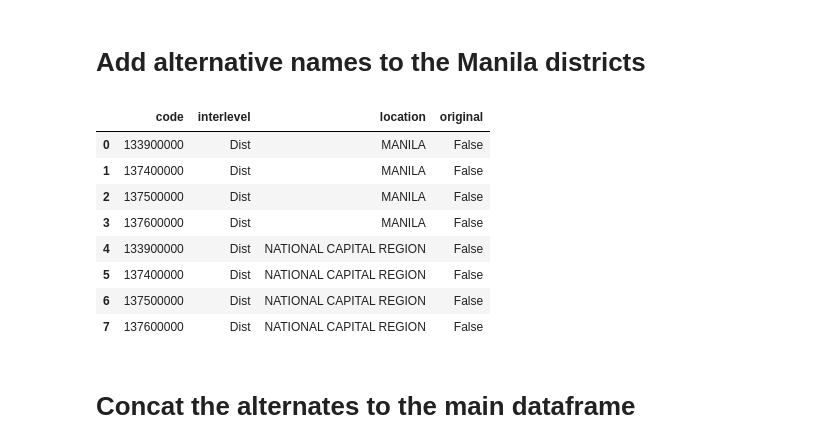
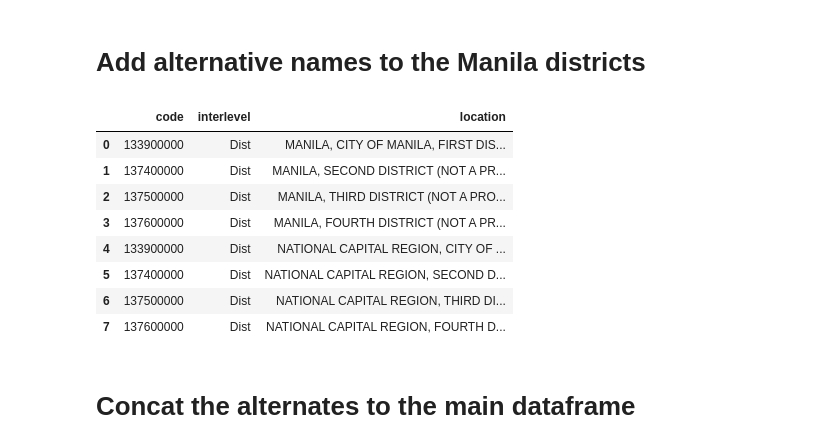
Before and after one commit to thinkingmachines/linksight-2018, a Jupyter notebook: data/clean-psgc.ipynb, the cells around one changed output. Drawn from its saved outputs; the diff is of its cells as text; code cells hidden in the pictures.

Commit message:
Keep the original name from the PSGC ref file

```diff
--- a/data/clean-psgc.ipynb
+++ b/data/clean-psgc.ipynb
@@ -65,0 +68,2 @@ psgc
+# %%
+psgc['location'] = psgc['location'].str.upper()
@@ -77,8 +85,8 @@ def expand_location(row):
         location, alt_location = m.groups()
         return {
             **row,
-            'location': location.strip().upper(),
-            'alt_location': alt_location.strip().upper(),
+            'location': location.strip(),
+            'alt_location': alt_location.strip(),
         }
     return row
 # %% [markdown]
@@ -435,7 +445,6 @@ barangays
 We see alternate names again but notice the `(Pob.)` suffixes. A quick Google search shows that it's short for `Poblacion` which is used to denote the commercial and industrial center of a city.
 # %%
 barangays['location'] = (barangays['location']
-                         .str.upper()
                          .str.replace('\(?POB\.\)?', '')
                          .str.strip())
 # %% [markdown]
@@ -672,4 +678,0 @@ Add an `original` field that indicates if the row is the original location from
-# %%
-merged['original'] = True
-alt['original'] = False
-display(alt.head(), merged.head())
@@ -796,24 +755,22 @@ display(spanish.head(), roman.head(), president.head(), clean_psgc.head())
 # %%
 alt_ncr_as_manila = clean_psgc[clean_psgc.interlevel == 'Dist'].copy()
 alt_ncr_as_manila['location'] = alt_ncr_as_manila['location'].str.replace('NCR', 'MANILA')
-alt_ncr_as_manila['original'] = False
 
 alt_ncr_abbvr_expanded = clean_psgc[clean_psgc.interlevel == 'Dist'].copy()
 alt_ncr_abbvr_expanded['location'] = alt_ncr_abbvr_expanded['location'].str.replace('NCR', 'NATIONAL CAPITAL REGION')
-alt_ncr_abbvr_expanded['original'] = False
 
 alt_districts = pd.concat([alt_ncr_as_manila, alt_ncr_abbvr_expanded], ignore_index=True)
 alt_districts
 # %% [output]
-|  | code | interlevel | location | original |
-| 0 | 133900000 | Dist | MANILA | False |
-| 1 | 137400000 | Dist | MANILA | False |
-| 2 | 137500000 | Dist | MANILA | False |
-| 3 | 137600000 | Dist | MANILA | False |
-| 4 | 133900000 | Dist | NATIONAL CAPITAL REGION | False |
-| 5 | 137400000 | Dist | NATIONAL CAPITAL REGION | False |
-| 6 | 137500000 | Dist | NATIONAL CAPITAL REGION | False |
-| 7 | 137600000 | Dist | NATIONAL CAPITAL REGION | False |
+|  | code | interlevel | location |
+| 0 | 133900000 | Dist | MANILA, CITY OF MANILA, FIRST DIS... |
+| 1 | 137400000 | Dist | MANILA, SECOND DISTRICT (NOT A PR... |
+| 2 | 137500000 | Dist | MANILA, THIRD DISTRICT (NOT A PRO... |
+| 3 | 137600000 | Dist | MANILA, FOURTH DISTRICT (NOT A PR... |
+| 4 | 133900000 | Dist | NATIONAL CAPITAL REGION, CITY OF ... |
+| 5 | 137400000 | Dist | NATIONAL CAPITAL REGION, SECOND D... |
+| 6 | 137500000 | Dist | NATIONAL CAPITAL REGION, THIRD DI... |
+| 7 | 137600000 | Dist | NATIONAL CAPITAL REGION, FOURTH D... |
 # %% [markdown]
 # Concat the alternates to the main dataframe
 # %%
```
Also changed, not shown: parts of 31 cells of this notebook, 1 other file.
